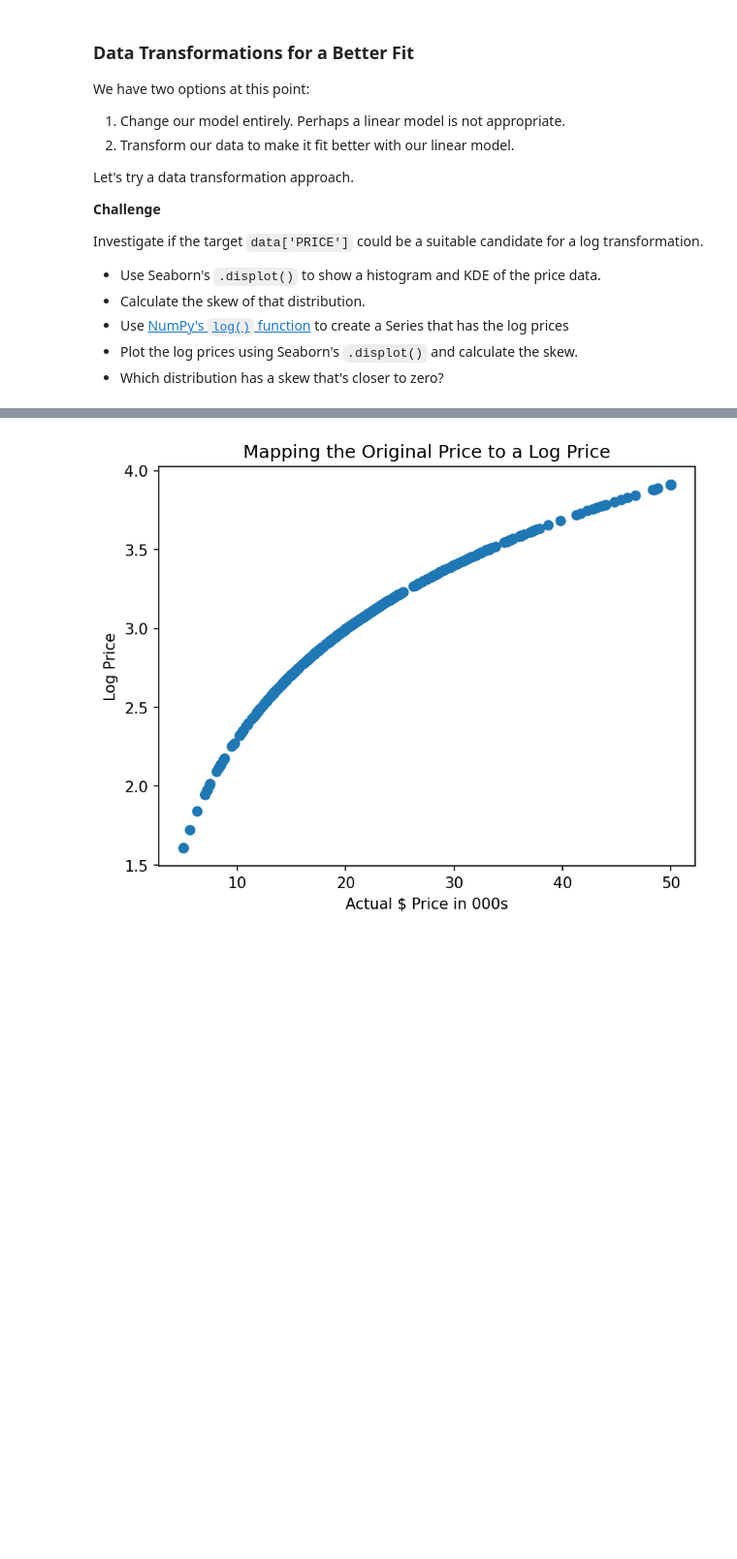
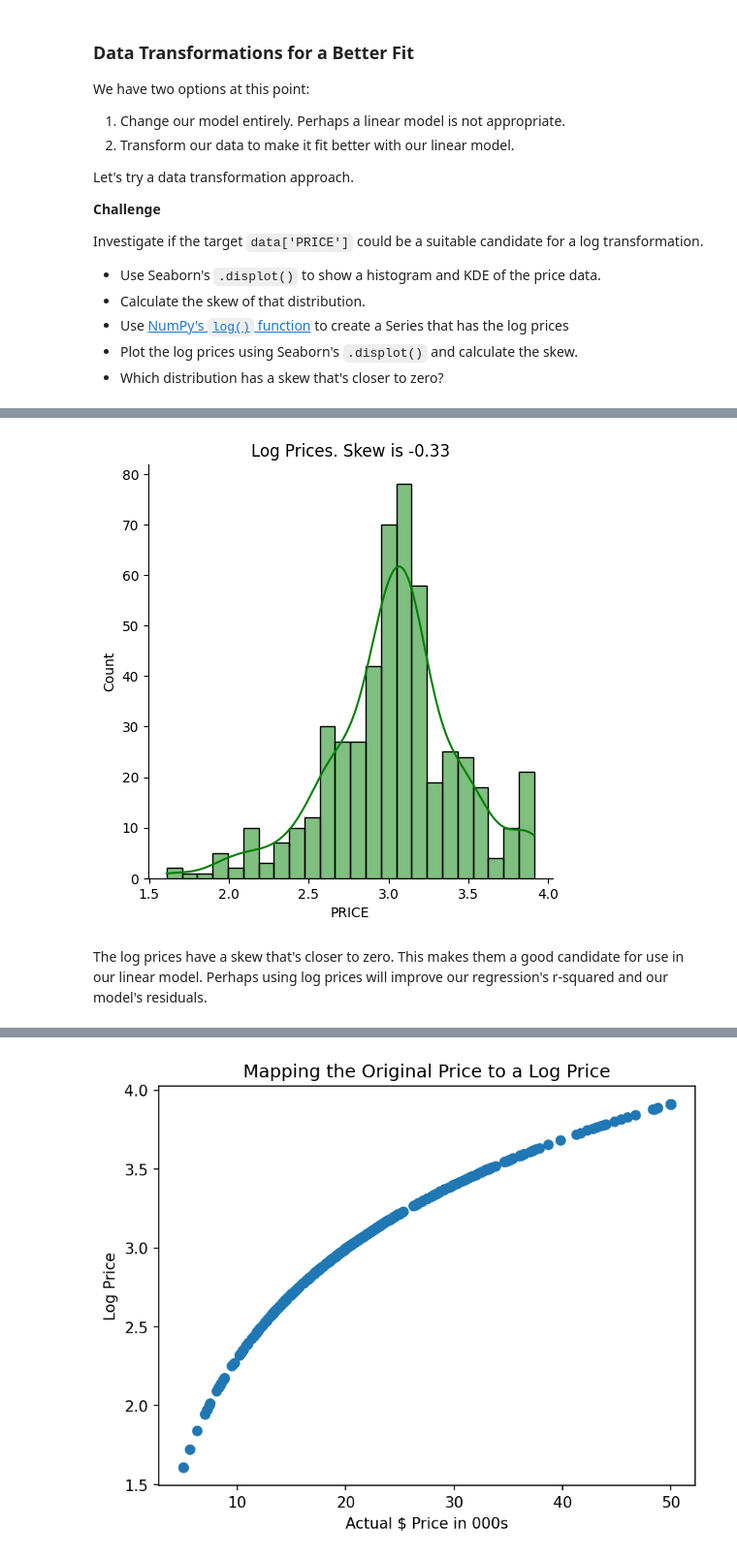
Before and after one commit to shahiddhariwala/boston_housing_prediction, a Jupyter notebook: Multivariable_Regression_and_Valuation_Model_(start).ipynb, the cells around one changed output, grey strips where cells are left out. Shown at 97% size. Cells and saved outputs as stored; diff of their text form; code cells hidden in the pictures; blank space fills up the shorter version.

```diff
--- a/Multivariable_Regression_and_Valuation_Model_(start).ipynb
+++ b/Multivariable_Regression_and_Valuation_Model_(start).ipynb
@@ -661,3 +669,14 @@ Investigate if the target `data['PRICE']` could be a suitable candidate for a lo
+# %%
+
+y_log = pd.Series(np.log(data['PRICE']))
+log_tgt_skew = y_log.skew()
+sns.displot(y_log, kde=True, color='green')
+plt.title(f'Log Prices. Skew is {log_tgt_skew:.3}')
+plt.show()
+# %% [output]
+[figure, added]
+# %% [markdown]
+The log prices have a skew that's closer to zero. This makes them a good candidate for use in our linear model. Perhaps using log prices will improve our regression's r-squared and our model's residuals.
 # %% [markdown]
 #### How does the log transformation work?
 
```
Also changed, not shown: parts of 1 cell of this notebook.
